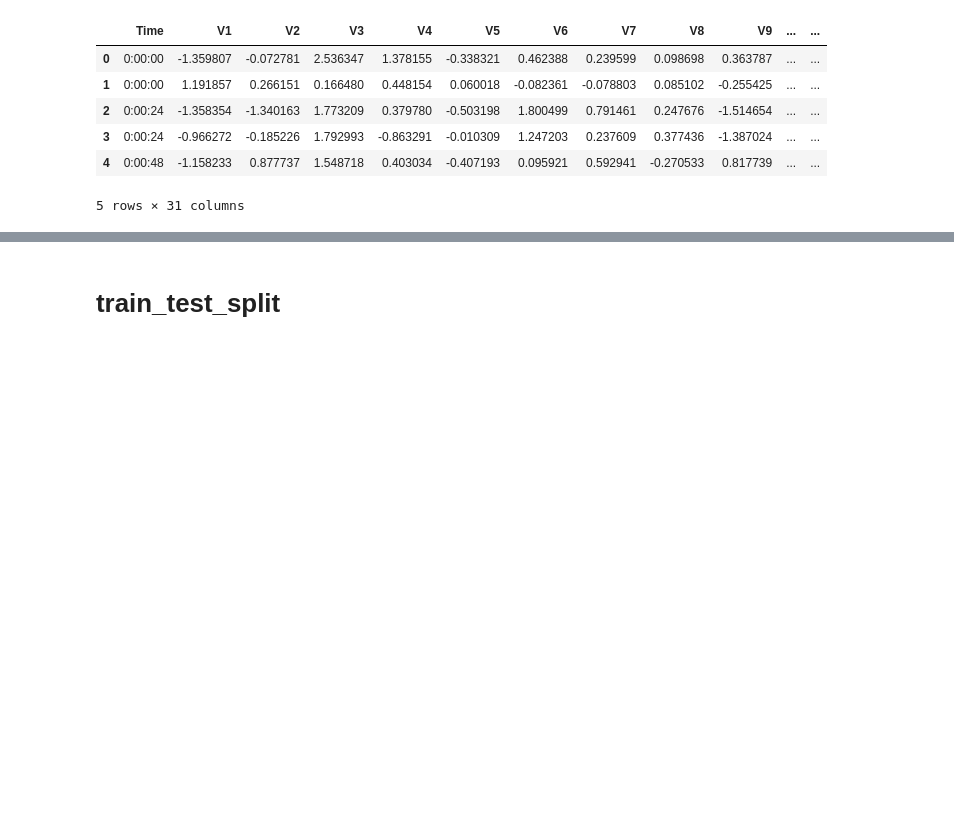
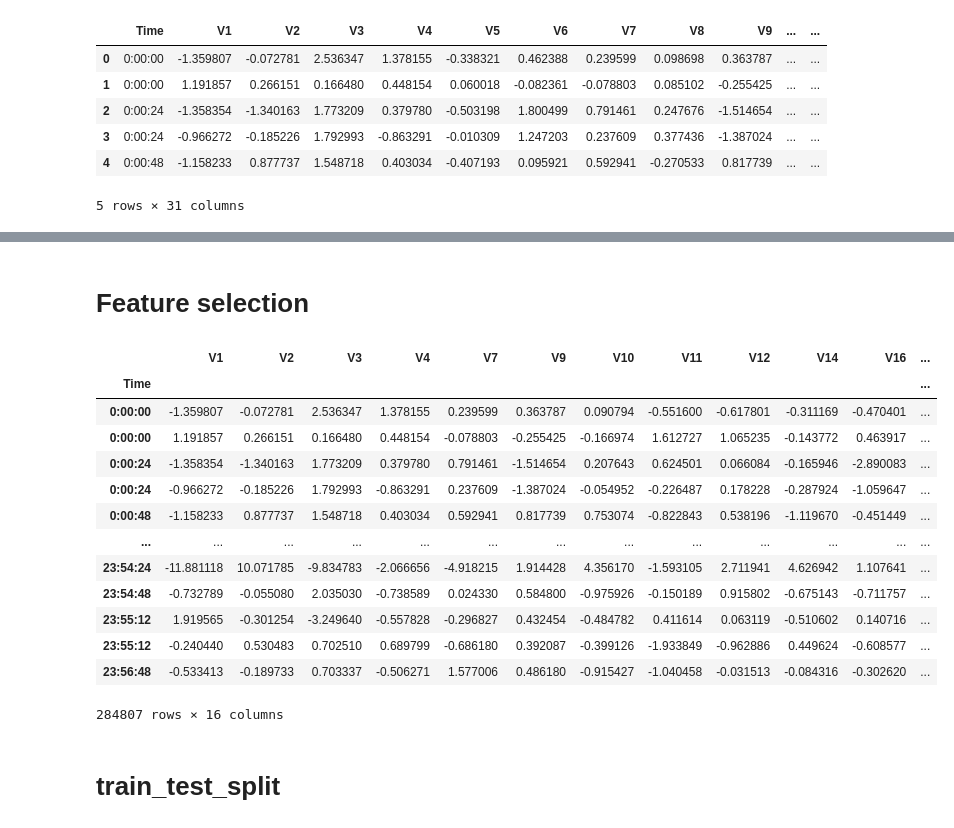
Before and after one commit to xoyeon/FDS, a Jupyter notebook: lstm-selected_Shap.ipynb, the cells around one changed output, grey strips where cells are left out. Cells and saved outputs as stored; diff of their text form; code cells hidden in the pictures; blank space fills up the shorter version.

```diff
--- a/lstm-selected_Shap.ipynb
+++ b/lstm-selected_Shap.ipynb
@@ -17,3 +33,23 @@ df = data[['']]
+# %% [markdown]
+# Feature selection
+# %%
+df = data[['V1','V2','V3','V4','V7','V9','V10','V11','V12','V14','V16','V17','V18','V19','Amount','Class']]
+df
+# %% [output]
+|  | V1 | V2 | V3 | V4 | V7 | V9 | V10 | V11 | V12 | V14 | V16 | ... |
+| Time |  |  |  |  |  |  |  |  |  |  |  | ... |
+| 0:00:00 | -1.359807 | -0.072781 | 2.536347 | 1.378155 | 0.239599 | 0.363787 | 0.090794 | -0.551600 | -0.617801 | -0.311169 | -0.470401 | ... |
+| 0:00:00 | 1.191857 | 0.266151 | 0.166480 | 0.448154 | -0.078803 | -0.255425 | -0.166974 | 1.612727 | 1.065235 | -0.143772 | 0.463917 | ... |
+| 0:00:24 | -1.358354 | -1.340163 | 1.773209 | 0.379780 | 0.791461 | -1.514654 | 0.207643 | 0.624501 | 0.066084 | -0.165946 | -2.890083 | ... |
+| 0:00:24 | -0.966272 | -0.185226 | 1.792993 | -0.863291 | 0.237609 | -1.387024 | -0.054952 | -0.226487 | 0.178228 | -0.287924 | -1.059647 | ... |
+| 0:00:48 | -1.158233 | 0.877737 | 1.548718 | 0.403034 | 0.592941 | 0.817739 | 0.753074 | -0.822843 | 0.538196 | -1.119670 | -0.451449 | ... |
+| ... | ... | ... | ... | ... | ... | ... | ... | ... | ... | ... | ... | ... |
+| 23:54:24 | -11.881118 | 10.071785 | -9.834783 | -2.066656 | -4.918215 | 1.914428 | 4.356170 | -1.593105 | 2.711941 | 4.626942 | 1.107641 | ... |
+| 23:54:48 | -0.732789 | -0.055080 | 2.035030 | -0.738589 | 0.024330 | 0.584800 | -0.975926 | -0.150189 | 0.915802 | -0.675143 | -0.711757 | ... |
+| 23:55:12 | 1.919565 | -0.301254 | -3.249640 | -0.557828 | -0.296827 | 0.432454 | -0.484782 | 0.411614 | 0.063119 | -0.510602 | 0.140716 | ... |
+| 23:55:12 | -0.240440 | 0.530483 | 0.702510 | 0.689799 | -0.686180 | 0.392087 | -0.399126 | -1.933849 | -0.962886 | 0.449624 | -0.608577 | ... |
+| 23:56:48 | -0.533413 | -0.189733 | 0.703337 | -0.506271 | 1.577006 | 0.486180 | -0.915427 | -1.040458 | -0.031513 | -0.084316 | -0.302620 | ... |
+284807 rows × 16 columns
 # %% [markdown]
 # train_test_split
 # %%
```
Also changed, not shown: parts of 21 cells of this notebook.
